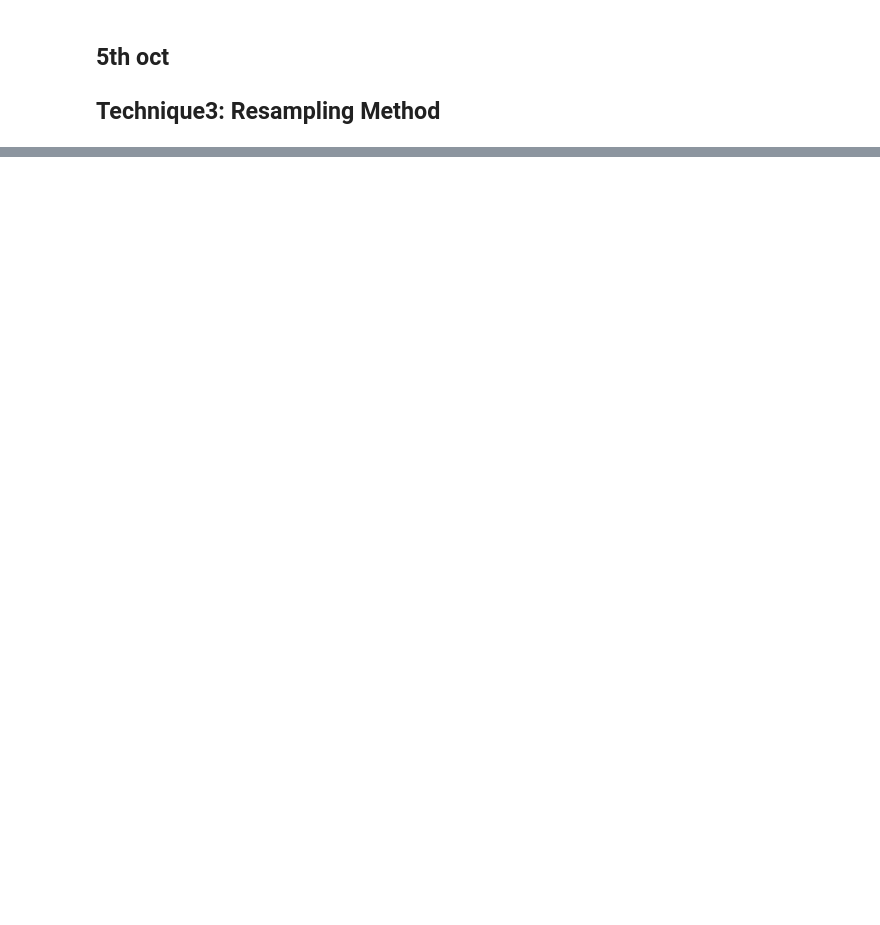
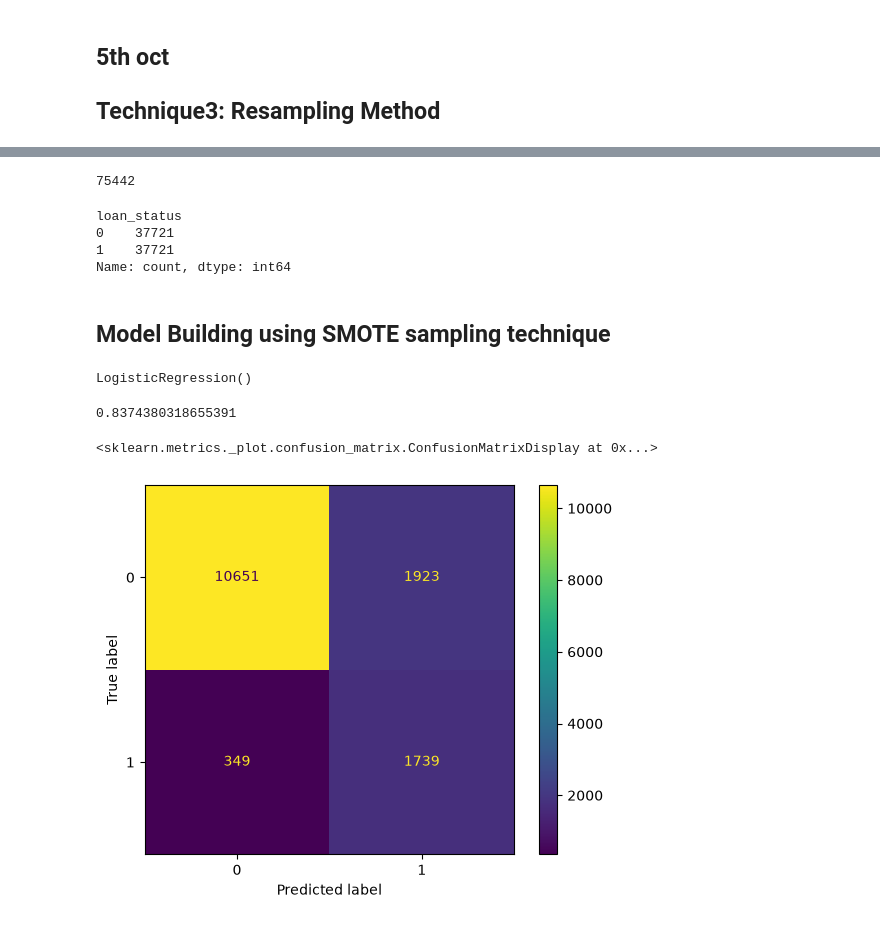
Before and after one commit to dikshasable120/Machine-learning-ML-, a Jupyter notebook: Imbalanced Data/Loan Status Prediction Project.ipynb, the cells around one changed output, grey strips where cells are left out. Cells and saved outputs as stored; diff of their text form; code cells hidden in the pictures; blank space fills up the shorter version.

```diff
--- a/Imbalanced Data/Loan Status Prediction Project.ipynb
+++ b/Imbalanced Data/Loan Status Prediction Project.ipynb
@@ -291,0 +303,6 @@ Under sampling
+# %%
+from imblearn.over_sampling import SMOTE,ADASYN
+
+smote = SMOTE()
+
+x_sampl,y_sampl = smote.fit_resample(xtrain1_pre,ytrain1)
@@ -291,0 +313,27 @@ Under sampling
+# %%
+len(y_sampl)
+# %% [output]
+75442
+# %%
+y_sampl['loan_status'].value_counts()
+# %% [output]
+loan_status
+0    37721
+1    37721
+Name: count, dtype: int64
+# %% [markdown]
+## Model Building using SMOTE sampling technique
+# %%
+model2 = LogisticRegression()
+model2.fit(x_sampl,y_sampl)
+# %% [output]
+LogisticRegression()
+# %%
+model2.score(x_sampl,y_sampl)
+# %% [output]
+0.8374380318655391
+# %%
+ConfusionMatrixDisplay.from_estimator(model2,xtest1_pre,ytest1)
+# %% [output]
+<sklearn.metrics._plot.confusion_matrix.ConfusionMatrixDisplay at 0x...>
+[figure, added]
```
Also changed, not shown: parts of 41 cells of this notebook, 1 other file.
